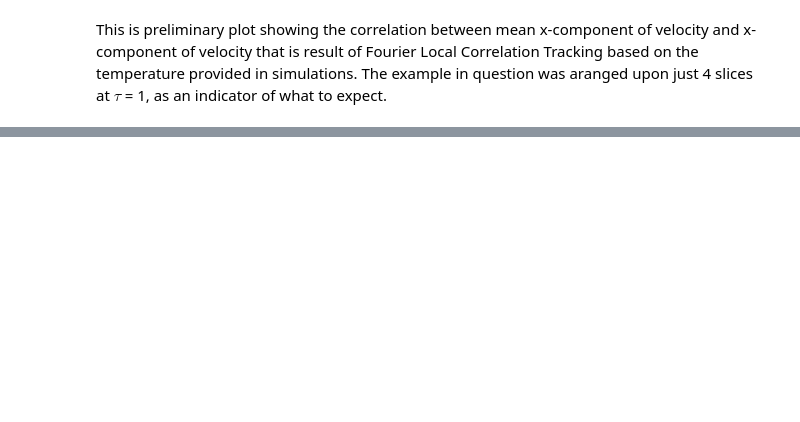
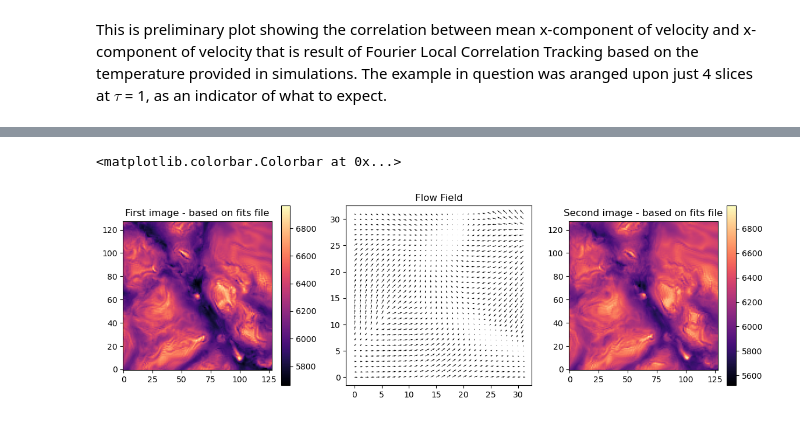
Before and after one commit to TheodoreKostic/Tracking_features, a Jupyter notebook: ISSI_Flow_tracking/Low_number_check.ipynb, the cells around one changed output, grey strips where cells are left out. Saved outputs shown, nothing was run; the diff lists cells and outputs as text; code cells hidden in the pictures; blank space fills up the shorter version.

```diff
--- a/ISSI_Flow_tracking/Low_number_check.ipynb
+++ b/ISSI_Flow_tracking/Low_number_check.ipynb
@@ -203,0 +243,34 @@ ax.set_ylim(lims)
+# %%
+image1 = Temp[0]
+image2 = Temp[1]
+i_start = 0
+j_start = 0
+i_end = 128
+j_end = 128
+# But first we need to create a meshgrid on which the flow field will be plotted - prvi pokusaj
+X = np.arange(0, 32, 1)
+Y = np.arange(0, 32, 1)
+U, V = np.meshgrid(X, Y)
+
+# Plotting the first image
+fig = plt.figure(figsize=(14, 4))
+
+ax1 = fig.add_subplot(131)
+plt.imshow(image1[i_start:i_end, j_start:j_end], origin="lower", cmap='magma')
+plt.colorbar()
+ax1.set_title("First image - based on fits file")
+
+# Plot the 2D flow field
+ax2 = fig.add_subplot(132)
+ax2.quiver(U[i_start:i_end, j_start:j_end], V[i_start:i_end, j_start:j_end], \
+           Vel_x_T[0,i_start:i_end:4, j_start:j_end:4], Vel_y_T[0,i_start:i_end:4, j_start:j_end:4])
+ax2.set_title("Flow Field") #FLCT
+
+# Plot the shifted image
+ax3 = fig.add_subplot(133)
+plt.imshow(image2[i_start:i_end, j_start:j_end], origin="lower", cmap='magma')
+ax3.set_title("Second image - based on fits file")
+plt.colorbar()
+# %% [output]
+<matplotlib.colorbar.Colorbar at 0x...>
+[figure, added]
```
Also changed, not shown: parts of 13 cells of this notebook.
